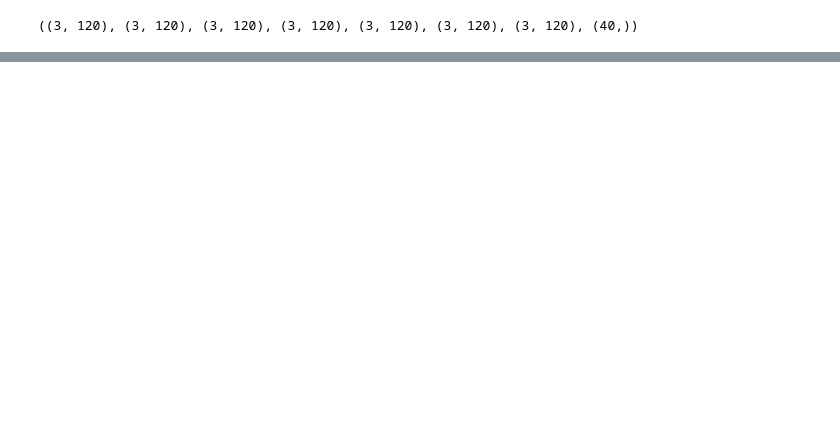
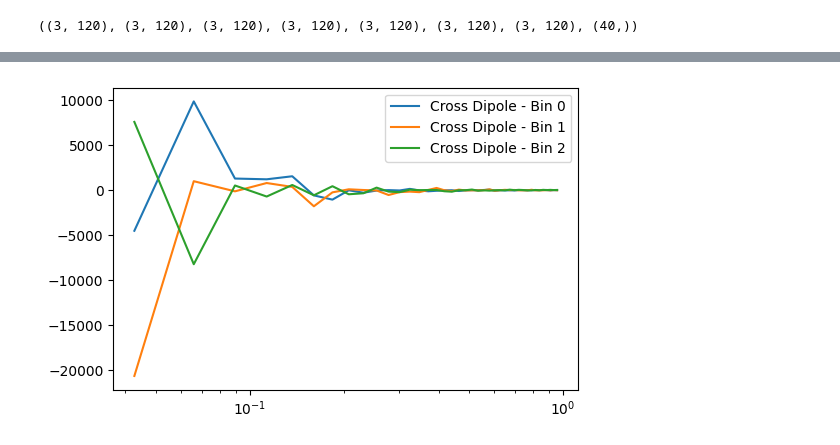
Before and after one commit to MTPK-USP/MTPK, a Jupyter notebook: old_plots.ipynb, the cells around one changed output, grey strips where cells are left out. Saved outputs shown, nothing was run; the diff lists cells and outputs as text; code cells hidden in the pictures; blank space fills up the shorter version.

```diff
--- a/old_plots.ipynb
+++ b/old_plots.ipynb
@@ -71,0 +74,8 @@ plt.legend()
+# %%
+plt.figure(dpi = 100)
+for i in range(n_bins):
+    plt.plot(k, np.mean(C2_FKP, axis = 1)[i], label = f'Cross Dipole - Bin {i}')
+    plt.xscale('log')
+    plt.legend()
+# %% [output]
+[figure, added]
```
Also changed, not shown: parts of 5 cells of this notebook, 36 other files.
